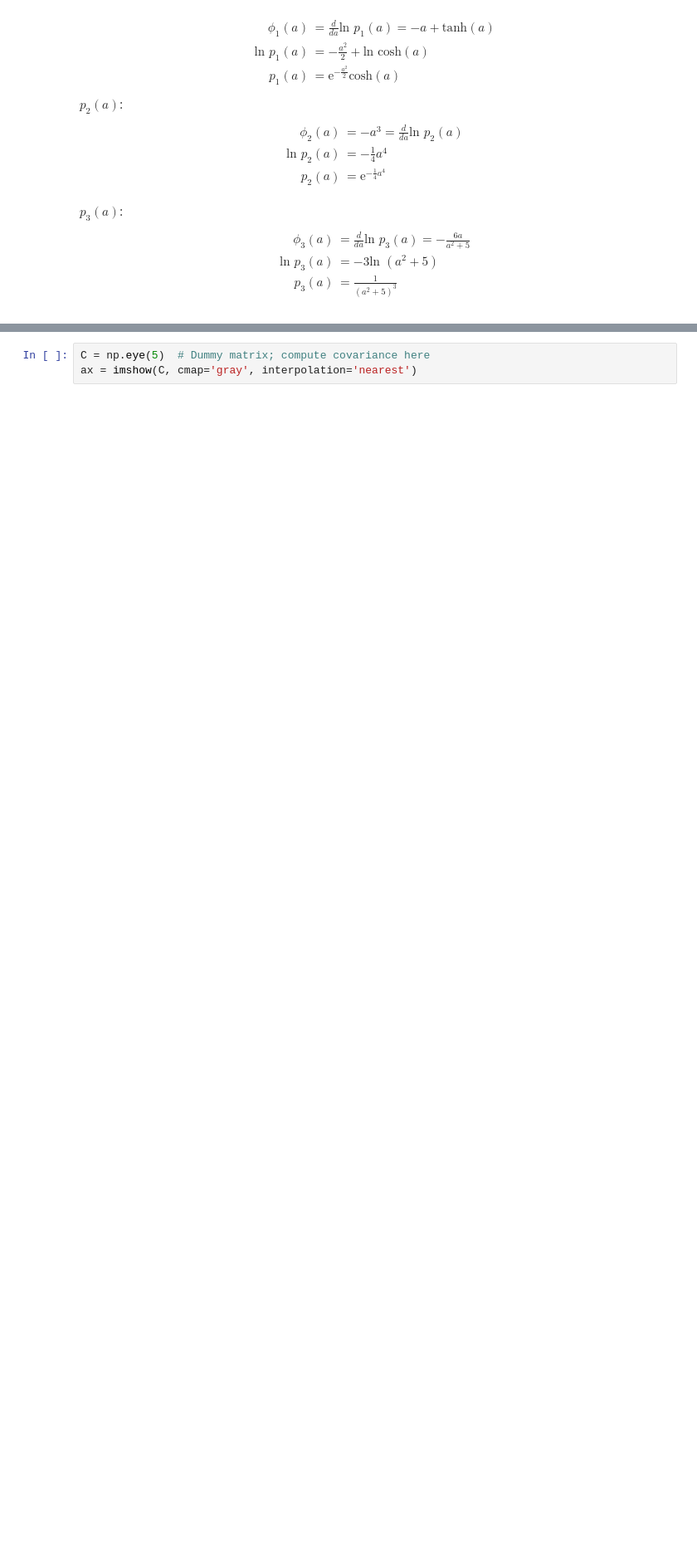
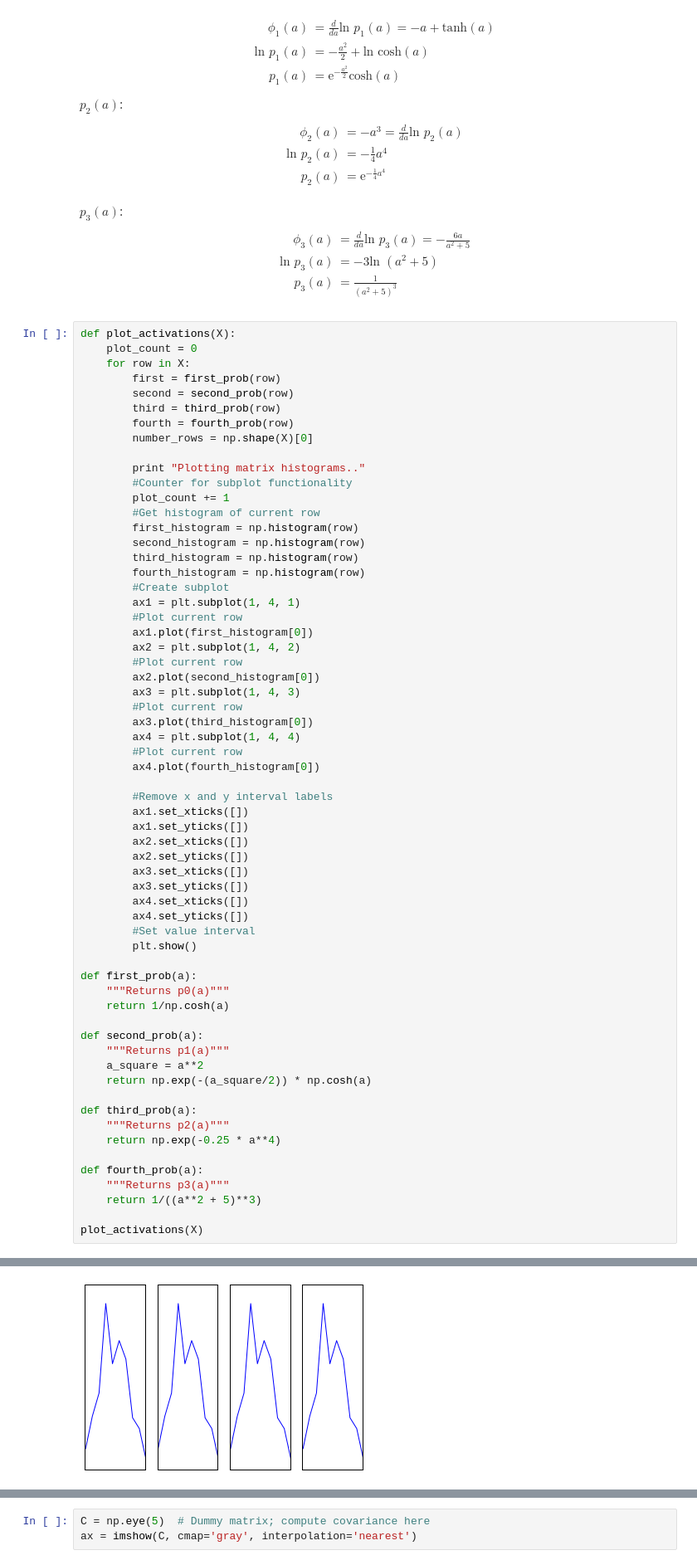
Before and after one commit to sagieske/ml2, a Jupyter notebook: lab1.ipynb, the cells around one changed output, grey strips where cells are left out. Shown: that part at 83% size. Cells and saved outputs as stored; diff of their text form; blank space fills up the shorter version.

Commit message:
fucken plots

```diff
--- a/lab1.ipynb
+++ b/lab1.ipynb
@@ -198,3 +198,66 @@ $p_3(a)$:
 \text{ln }p_3(a)  &= -3 \text{ln }(a^2+5)\\
 p_3(a) &= \frac{1}{(a^2+5)^3}
 \end{align*}
+# %%
+def plot_activations(X):
+    plot_count = 0
+    for row in X:
+        first = first_prob(row)
+        second = second_prob(row)
+        third = third_prob(row)
+        fourth = fourth_prob(row)
+        number_rows = np.shape(X)[0]
+
+        print "Plotting matrix histograms.."
+        #Counter for subplot functionality
+        plot_count += 1
+        #Get histogram of current row
+        first_histogram = np.histogram(row)
+        second_histogram = np.histogram(row)
+        third_histogram = np.histogram(row)
+        fourth_histogram = np.histogram(row)
+        #Create subplot
+        ax1 = plt.subplot(1, 4, 1)
+        #Plot current row
+        ax1.plot(first_histogram[0])
+        ax2 = plt.subplot(1, 4, 2)
+        #Plot current row
+        ax2.plot(second_histogram[0])
+        ax3 = plt.subplot(1, 4, 3)
+        #Plot current row
+        ax3.plot(third_histogram[0])
+        ax4 = plt.subplot(1, 4, 4)
+        #Plot current row
+        ax4.plot(fourth_histogram[0])
+
+        #Remove x and y interval labels
+        ax1.set_xticks([])
+        ax1.set_yticks([])
+        ax2.set_xticks([])
+        ax2.set_yticks([])
+        ax3.set_xticks([])
+        ax3.set_yticks([])
+        ax4.set_xticks([])
+        ax4.set_yticks([])
+        #Set value interval
+        plt.show()
+
+def first_prob(a):
+    """Returns p0(a)"""
+    return 1/np.cosh(a)
+
+def second_prob(a):
+    """Returns p1(a)"""
+    a_square = a**2
+    return np.exp(-(a_square/2)) * np.cosh(a)
+
+def third_prob(a):
+    """Returns p2(a)"""
+    return np.exp(-0.25 * a**4)
+
+def fourth_prob(a):
+    """Returns p3(a)"""
+    return 1/((a**2 + 5)**3)
+
+plot_activations(X)
+# %% [output]
@@ -200,0 +265 @@ p_3(a) &= \frac{1}{(a^2+5)^3}
+[figure, added]
```
Also changed, not shown: parts of 3 cells of this notebook.
